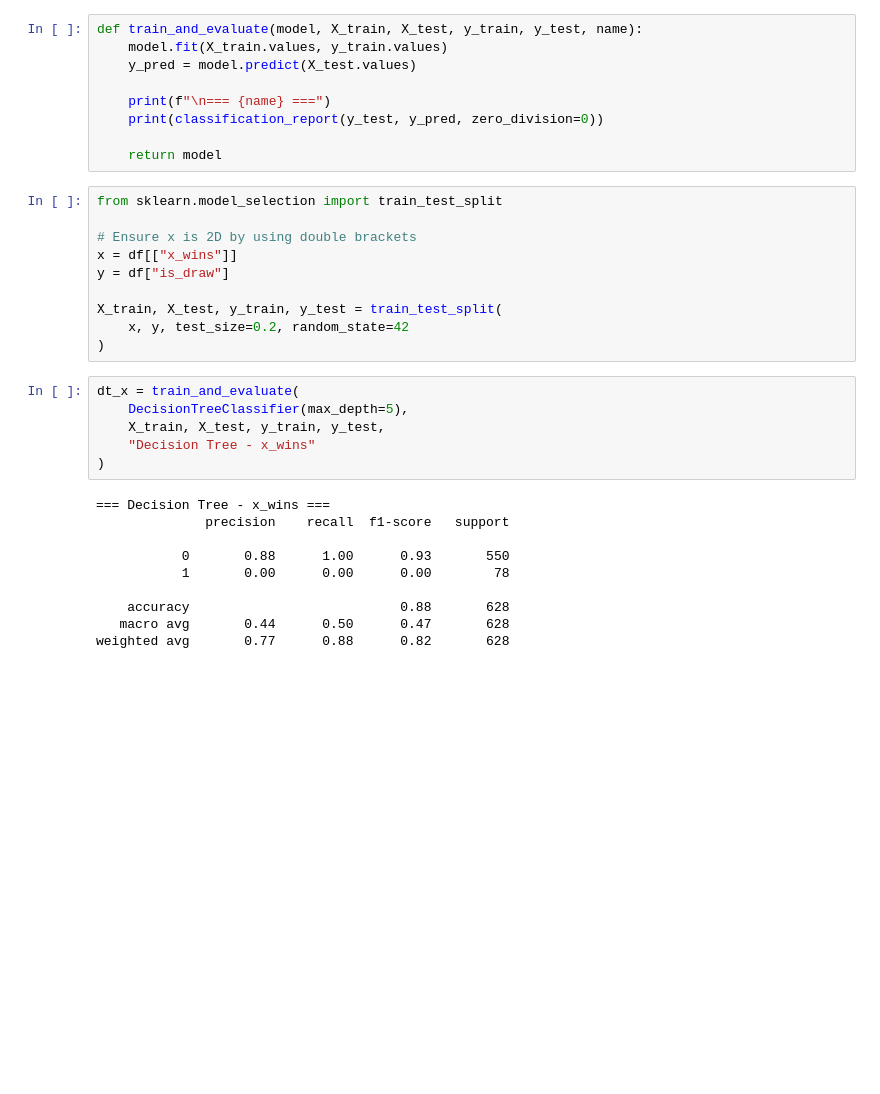
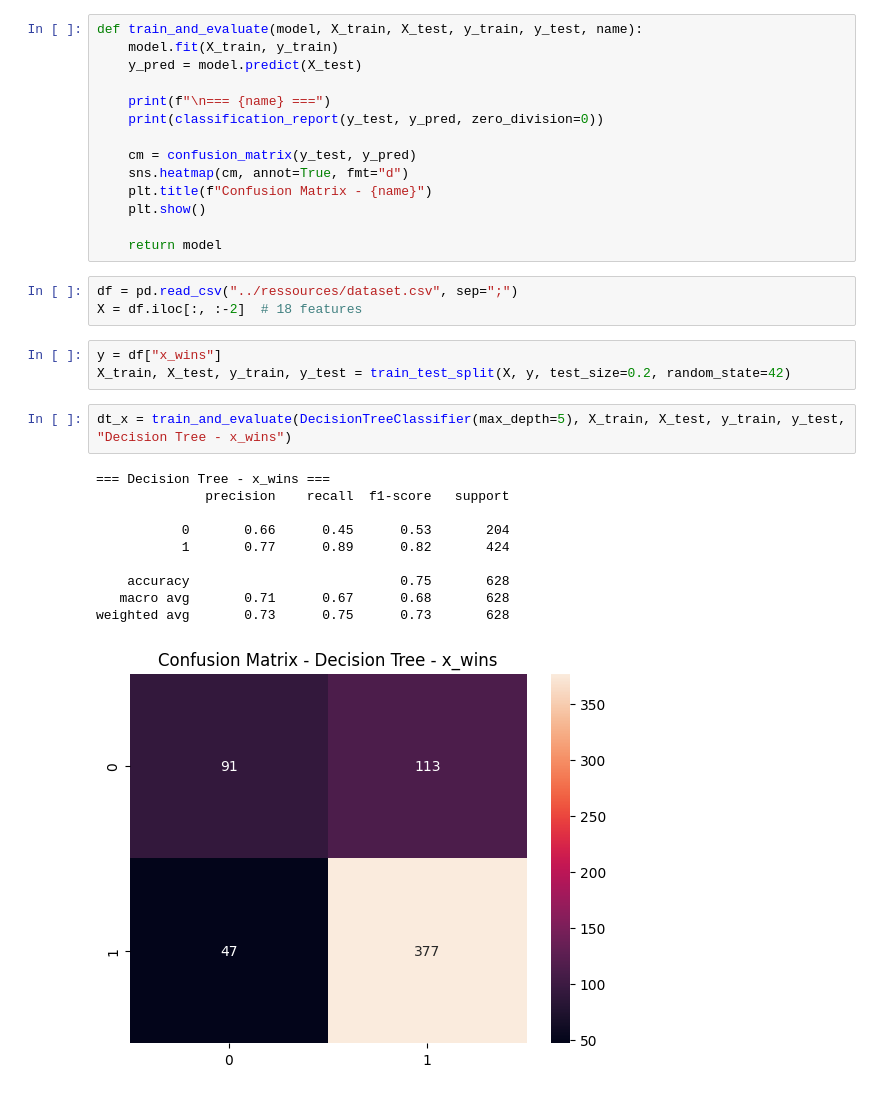
Before and after one commit to aikafitia/ML-Exam, a Jupyter notebook: notebook/notebookAvance.ipynb, the cells around one changed output. Cells and saved outputs as stored; diff of their text form; blank space fills up the shorter version.

Commit message:
Modele avance

```diff
--- a/notebook/notebookAvance.ipynb
+++ b/notebook/notebookAvance.ipynb
@@ -6,36 +10,34 @@ from sklearn.metrics import classification_report
 # %%
 def train_and_evaluate(model, X_train, X_test, y_train, y_test, name):
-    model.fit(X_train.values, y_train.values)
-    y_pred = model.predict(X_test.values)
+    model.fit(X_train, y_train)
+    y_pred = model.predict(X_test)
 
     print(f"\n=== {name} ===")
     print(classification_report(y_test, y_pred, zero_division=0))
 
+    cm = confusion_matrix(y_test, y_pred)
+    sns.heatmap(cm, annot=True, fmt="d")
+    plt.title(f"Confusion Matrix - {name}")
+    plt.show()
+
     return model
+# %%
+df = pd.read_csv("../ressources/dataset.csv", sep=";")
+X = df.iloc[:, :-2]  # 18 features
 # %%
-from sklearn.model_selection import train_test_split
-
-# Ensure x is 2D by using double brackets
-x = df[["x_wins"]]
-y = df["is_draw"]
-
-X_train, X_test, y_train, y_test = train_test_split(
-    x, y, test_size=0.2, random_state=42
-)
+y = df["x_wins"]
+X_train, X_test, y_train, y_test = train_test_split(X, y, test_size=0.2, random_state=42)
 # %%
-dt_x = train_and_evaluate(
-    DecisionTreeClassifier(max_depth=5),
-    X_train, X_test, y_train, y_test,
-    "Decision Tree - x_wins"
-)
+dt_x = train_and_evaluate(DecisionTreeClassifier(max_depth=5), X_train, X_test, y_train, y_test, "Decision Tree - x_wins")
 # %% [output]
 === Decision Tree - x_wins ===
               precision    recall  f1-score   support
 
-           0       0.88      1.00      0.93       550
-           1       0.00      0.00      0.00        78
+           0       0.66      0.45      0.53       204
+           1       0.77      0.89      0.82       424
 
-    accuracy                           0.88       628
-   macro avg       0.44      0.50      0.47       628
-weighted avg       0.77      0.88      0.82       628
+    accuracy                           0.75       628
+   macro avg       0.71      0.67      0.68       628
+weighted avg       0.73      0.75      0.73       628
+[figure, added]
 # %%
```
Also changed, not shown: parts of 11 cells of this notebook, 5 other files.
